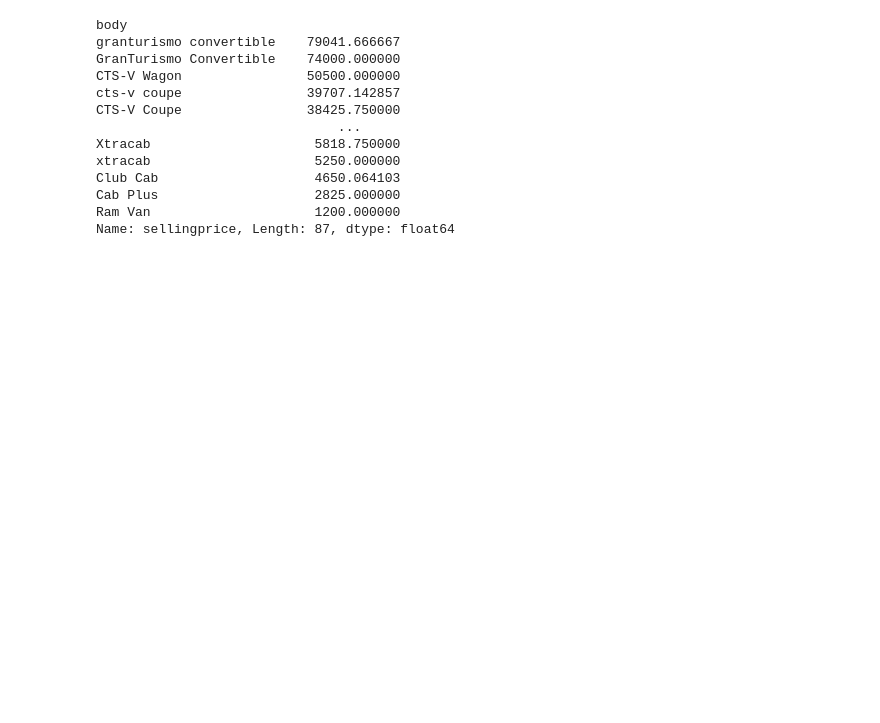
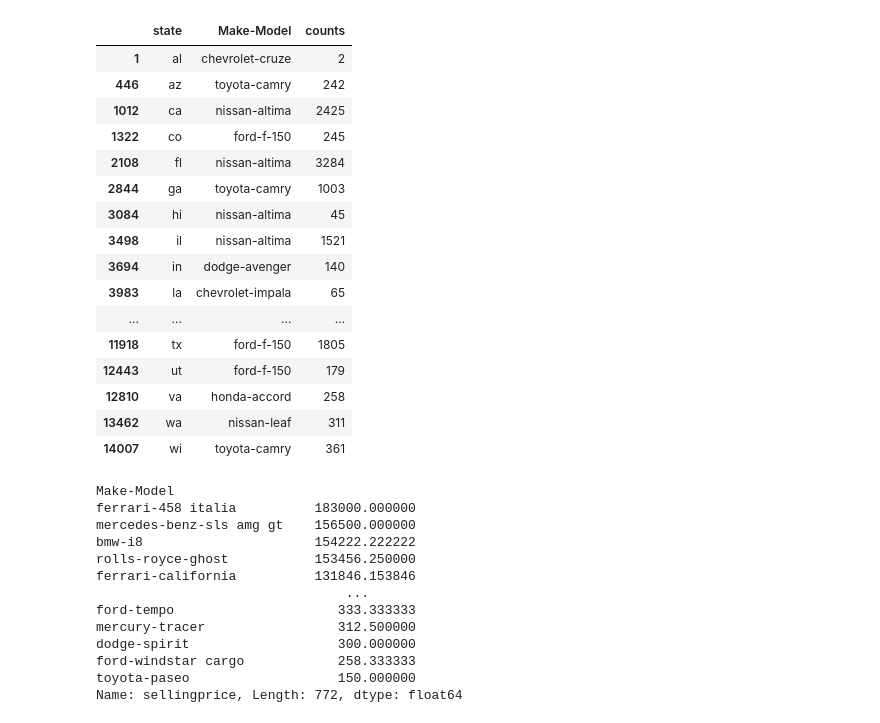
Before and after one commit to jerryevalentine/UCB-Project-1, a Jupyter notebook: Question 1.ipynb, the cells around one changed output. Cells and saved outputs as stored; diff of their text form; code cells hidden in the pictures; blank space fills up the shorter version.

```diff
--- a/Question 1.ipynb
+++ b/Question 1.ipynb
@@ -88,25 +104,56 @@ q60 coupe          124450.0
 Name: sellingprice, dtype: float64
+# %%
+# the most popular Make-Mode in each state
+
+# Group by state and Make-Model, then count the occurrences
+popularity_state = car_prices_df.groupby(['state', 'Make-Model']).size().reset_index(name='counts')
+
+# Sort within each state by count, descending
+popularity_state = popularity_state.sort_values(['state', 'counts'], ascending=[True, False])
+popularity_state
+
+# drop duplicates keeping the first (most popular) entry for each state
+most_popular_per_state = popularity_state.drop_duplicates(subset=['state'], keep='first')
+most_popular_per_state
+# %% [output]
+|  | state | Make-Model | counts |
+| 1 | al | chevrolet-cruze | 2 |
+| 446 | az | toyota-camry | 242 |
+| 1012 | ca | nissan-altima | 2425 |
+| 1322 | co | ford-f-150 | 245 |
+| 2108 | fl | nissan-altima | 3284 |
+| 2844 | ga | toyota-camry | 1003 |
+| 3084 | hi | nissan-altima | 45 |
+| 3498 | il | nissan-altima | 1521 |
+| 3694 | in | dodge-avenger | 140 |
+| 3983 | la | chevrolet-impala | 65 |
+| ... | ... | ... | ... |
+| 11918 | tx | ford-f-150 | 1805 |
+| 12443 | ut | ford-f-150 | 179 |
+| 12810 | va | honda-accord | 258 |
+| 13462 | wa | nissan-leaf | 311 |
+| 14007 | wi | toyota-camry | 361 |
 # %%
 # part 2: Average price per type, expensive and cheapest vehicle type
-vehicle_type_mean = car_prices_df.groupby("body")["sellingprice"].mean()
-vehicle_type_mean
+MakeModel_mean = car_prices_df.groupby("Make-Model")["sellingprice"].mean()
+MakeModel_mean
 
 # list them out from most expensive to cheapest (bar graph)
-vehicle_type_mean_sorted = vehicle_type_mean.sort_values(ascending=False)
-vehicle_type_mean_sorted
+MakeModel_mean_sorted = MakeModel_mean.sort_values(ascending=False)
+MakeModel_mean_sorted
 # %% [output]
-body
-granturismo convertible    79041.666667
-GranTurismo Convertible    74000.000000
-CTS-V Wagon                50500.000000
-cts-v coupe                39707.142857
-CTS-V Coupe                38425.750000
-                               ...
-Xtracab                     5818.750000
-xtracab                     5250.000000
-Club Cab                    4650.064103
-Cab Plus                    2825.000000
-Ram Van                     1200.000000
-Name: sellingprice, Length: 87, dtype: float64
+Make-Model
+ferrari-458 italia          183000.000000
+mercedes-benz-sls amg gt    156500.000000
+bmw-i8                      154222.222222
+rolls-royce-ghost           153456.250000
+ferrari-california          131846.153846
+                                ...
+ford-tempo                     333.333333
+mercury-tracer                 312.500000
+dodge-spirit                   300.000000
+ford-windstar cargo            258.333333
+toyota-paseo                   150.000000
+Name: sellingprice, Length: 772, dtype: float64
 # %%
 # Print the first 10 most expensive vehicle types
```
Also changed, not shown: parts of 12 cells of this notebook.
